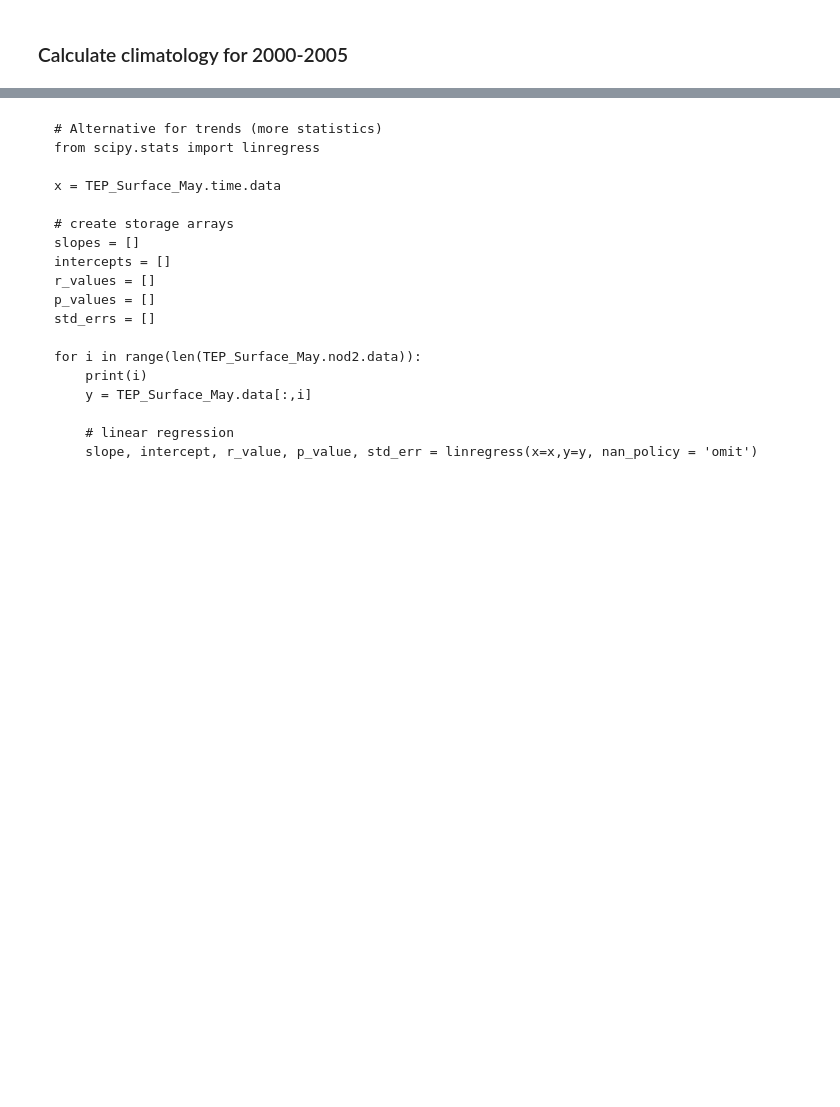
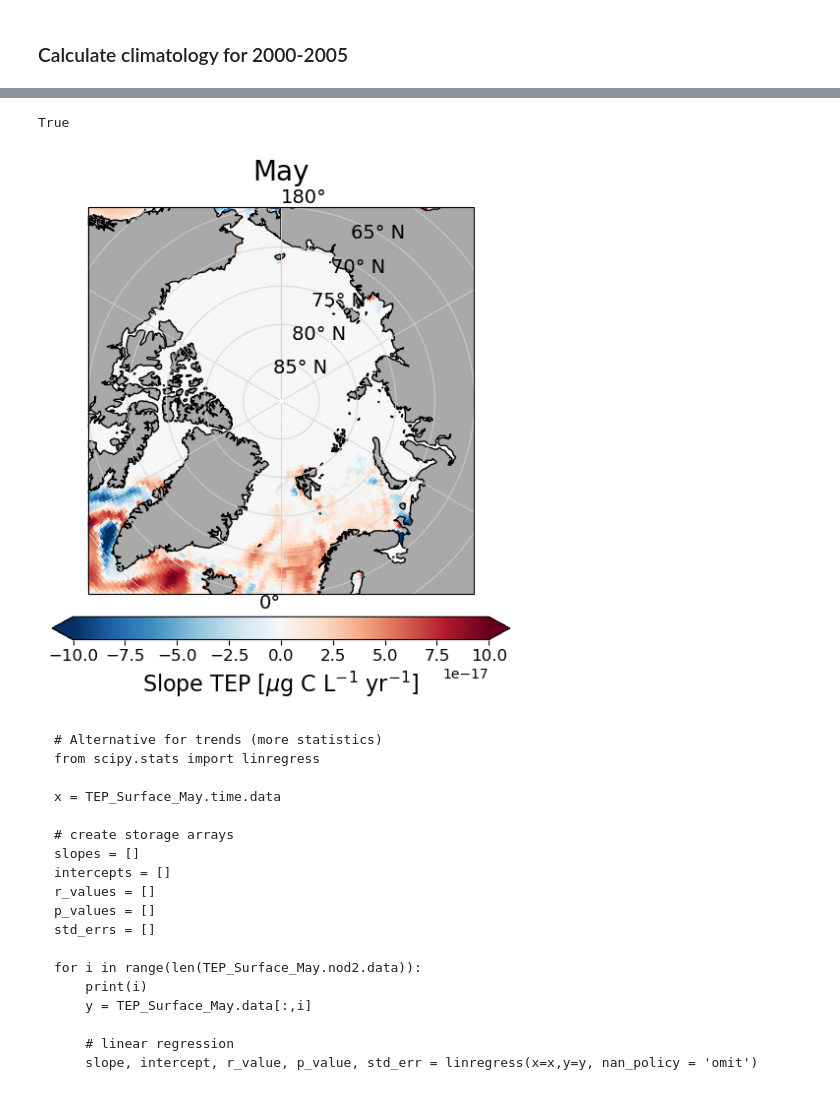
Before and after one commit to ac3-tr/ac3-book, a Jupyter notebook: book/example-notebooks/fesom_recom_analysis.ipynb, the cells around one changed output, grey strips where cells are left out. Saved outputs shown, nothing was run; the diff lists cells and outputs as text; code cells hidden in the pictures; blank space fills up the shorter version.

`````diff
--- a/book/example-notebooks/fesom_recom_analysis.ipynb
+++ b/book/example-notebooks/fesom_recom_analysis.ipynb
@@ -308,6 +389,7 @@ plt.show(block=False)
 # %%
 # subset TEP to surface data for 2000-2005
-TEP_Surface = TEP_3D_Monthly_1990_2019.TEP.sel(time = slice('2000-01','2005-12')).sel(nz1=2.5)
+TEP_Surface = TEP_3D_Monthly_1990_2019.TEP.sel(
+    time=slice('2000-01', '2005-12')).sel(nz1=2.5)
 
 # subset to contain only May
 TEP_Surface_May = TEP_Surface.sel(time=TEP_Surface.time.dt.month.isin([5]))
@@ -334,4 +416,9 @@ lons, lats = np.meshgrid(lonreg, latreg)
 mask_NaturalEarth = pf.mask_ne(lons, lats)
+# %%
+# control on number of grid cells
+mesh.n2d == len(res_May.polyfit_coefficients[0,:])
+# %% [output]
+True
 # %%
 # interpolation based on pyfesom2
 reg = pf.fesom2regular(res_May.polyfit_coefficients[0,:].values, mesh, lons, lats)
@@ -366,10 +459,11 @@ def mygrid(m, box = [-180, 180, 65, 90], draw_labels = True,
 # %%
-# plot TEP with specific normed colorbar
+# plot TEP with specific colorbar
 # for months of main blooming, i.e., here only for May
+# other months can easily be added as panels and included in subplot_mosaic
 
 # map outline
 mapproj = ccrs.NorthPolarStereo()
-box = [-180,180,68,90]
+box = [-180, 180, 68, 90]
 
 # colormap
 cmap = 'RdBu_r'
@@ -377,54 +471,57 @@ cmap = 'RdBu_r'
 # norm
 vmin = -10e-17
 vmax = -vmin
 
-#levels = np.arange(-0.02,0.0205,0.0025)
-#ticks = np.arange(-0.2,0.21,0.125)
-#norm = colors.BoundaryNorm(boundaries=levels, ncolors=256)
+# levels = np.arange(-0.02,0.0205,0.0025)
+# ticks = np.arange(-0.2,0.21,0.125)
+# norm = colors.BoundaryNorm(boundaries=levels, ncolors=256)
 norm = None
 
 # formatting
 sfmt = ticker.ScalarFormatter(useMathText=True)
 sfmt.set_powerlimits((-3, 4))
 
 # figure
-fig = plt.figure(figsize=(8,6))
+fig = plt.figure(figsize=(8, 6))
 axes = fig.subplot_mosaic(
-            """
+    """
             A
             """,
-            gridspec_kw={'hspace': 0.02, 'wspace': 0.05},
-            subplot_kw=dict(projection=mapproj))
+    gridspec_kw={'hspace': 0.02, 'wspace': 0.05},
+    subplot_kw=dict(projection=mapproj))
 
-#-----------------------------------------------------
+# -----------------------------------------------------
 # May
 ax1 = axes['A']
 m1 = ax1.pcolormesh(lons_cyc, lats_cyc, res_May_slope_cyc,
                     norm=norm,
-                    vmin=vmin, vmax = vmax,
-                    cmap = cmap,
-                    transform = ccrs.PlateCarree())
+                    vmin=vmin, vmax=vmax,
+                    cmap=cmap,
+                    transform=ccrs.PlateCarree())
 mygrid(ax1)
-ax1.set_title('May',fontsize=20)
+ax1.set_title('May', fontsize=20)
 
-#-----------------------------------------------------
-#-----------------------------------------------------
+# -----------------------------------------------------
+# -----------------------------------------------------
 # colorbar
 cbar = fig.colorbar(m1, ax=[ax1],
-                    orientation = 'horizontal',
-                    #ticks = ticks,
-                    #format = sfmt,
+                    orientation='horizontal',
+                    # ticks = ticks,
+                    # format = sfmt,
                     extend='both',
-                    fraction=0.1, pad=0.05, shrink = 0.75)
-cbar.set_label('Slope TEP [$\mu$g C L$^{{-1}}$ yr$^{-1}$]', fontsize = 16)
+                    fraction=0.1, pad=0.05, shrink=0.75)
+cbar.set_label('Slope TEP [$\mu$g C L$^{{-1}}$ yr$^{-1}$]', fontsize=16)
 cbar.ax.tick_params(labelsize=12)
 
 
-#-----------------------------------------------------
+# -----------------------------------------------------
 if savefig:
-    plt.savefig(savepath+'TEP_LinReg_May_2000-2005.png', dpi=150, bbox_inches='tight')
+    plt.savefig(savepath+'TEP_LinReg_May_2000-2005.png',
+                dpi=dpi, bbox_inches='tight')
 
 plt.show(block=False)
+# %% [output]
+[figure, added]
 # %% [markdown]
 ````
 # Alternative for trends (more statistics)
`````
Also changed, not shown: parts of 25 cells of this notebook.
